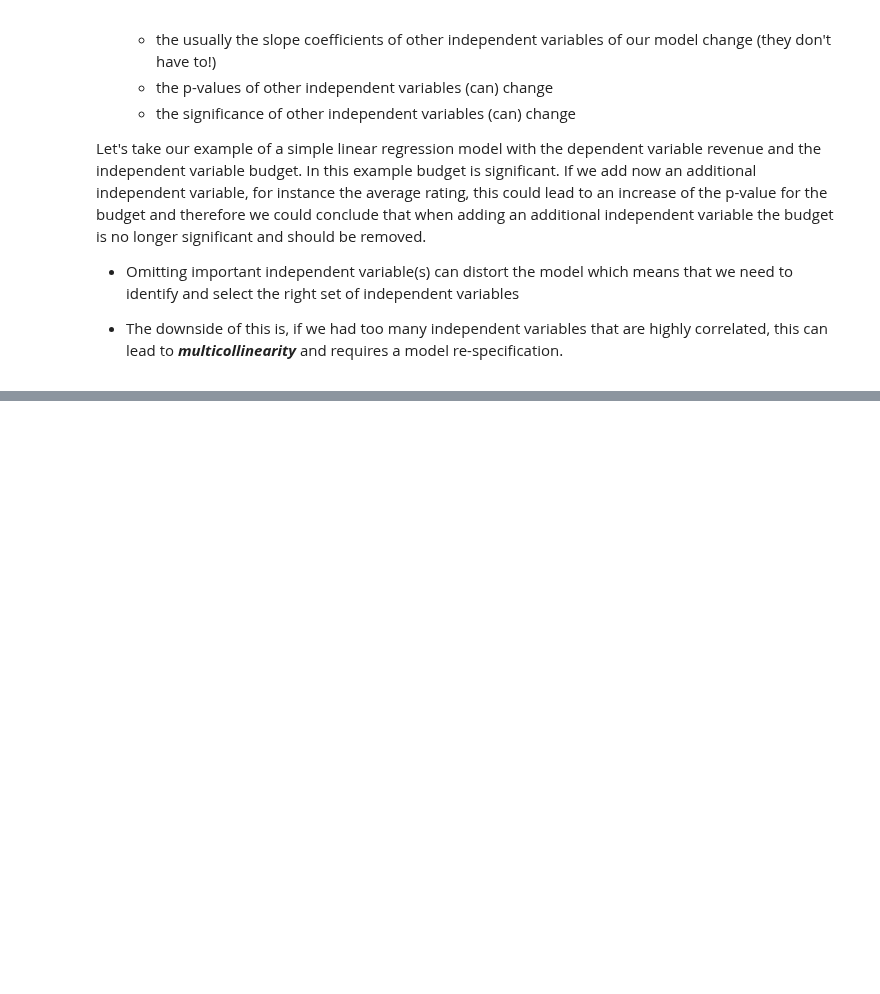
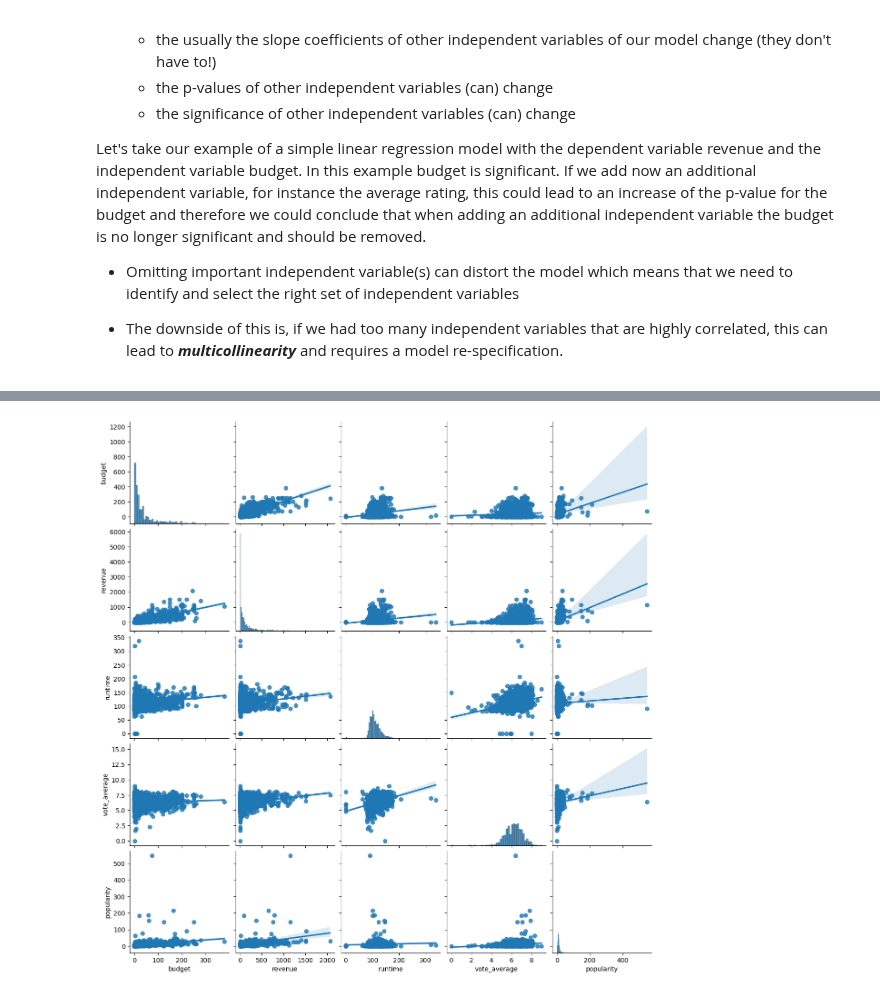
Before and after one commit to mindeleven/Analyzing-financial-data-with-python-and-rust, a Jupyter notebook: algorithmic_trading/python-for-finance-hagmann/Notebooks/ch27012_multiple_regression_model.ipynb, the cells around one changed output, grey strips where cells are left out. Drawn from its saved outputs; the diff is of its cells as text; code cells hidden in the pictures; blank space fills up the shorter version.

Commit message:
Multiple Regression Analysis with Python: Preparing the Data of the Movie Dataset

```diff
--- a/algorithmic_trading/python-for-finance-hagmann/Notebooks/ch27012_multiple_regression_model.ipynb
+++ b/algorithmic_trading/python-for-finance-hagmann/Notebooks/ch27012_multiple_regression_model.ipynb
@@ -52,0 +178,6 @@ Let's take our example of a simple linear regression model with the dependent va
+# %%
+# transforming the data type in the popularity column
+df.popularity = pd.to_numeric(df.popularity, errors = "coerce")
+# %%
+# we only want movies with a revenue > 0 and a budget > 0
+df = df[(df.revenue > 0) & (df.budget > 0)]
@@ -52,0 +201,2 @@ Let's take our example of a simple linear regression model with the dependent va
+# %%
+df.set_index("title", inplace = True) # dropping the release date and setting the title as the new index
@@ -52,0 +218,3 @@ Let's take our example of a simple linear regression model with the dependent va
+# %%
+# converting to million us$
+df.loc[:, ["budget", "revenue"]] = df.loc[:, ["budget", "revenue"]] / 1000000
@@ -52,0 +259,7 @@ Let's take our example of a simple linear regression model with the dependent va
+# %%
+# performing pairwise simple linear regressions between pairs of two variables
+# with seaborn pairplot, selecting regression as the kind of the pairplot: kind = "reg"
+sns.pairplot(df, kind = "reg")
+plt.show()
+# %% [output]
+[figure, added]
```
Also changed, not shown: parts of 19 cells of this notebook.
